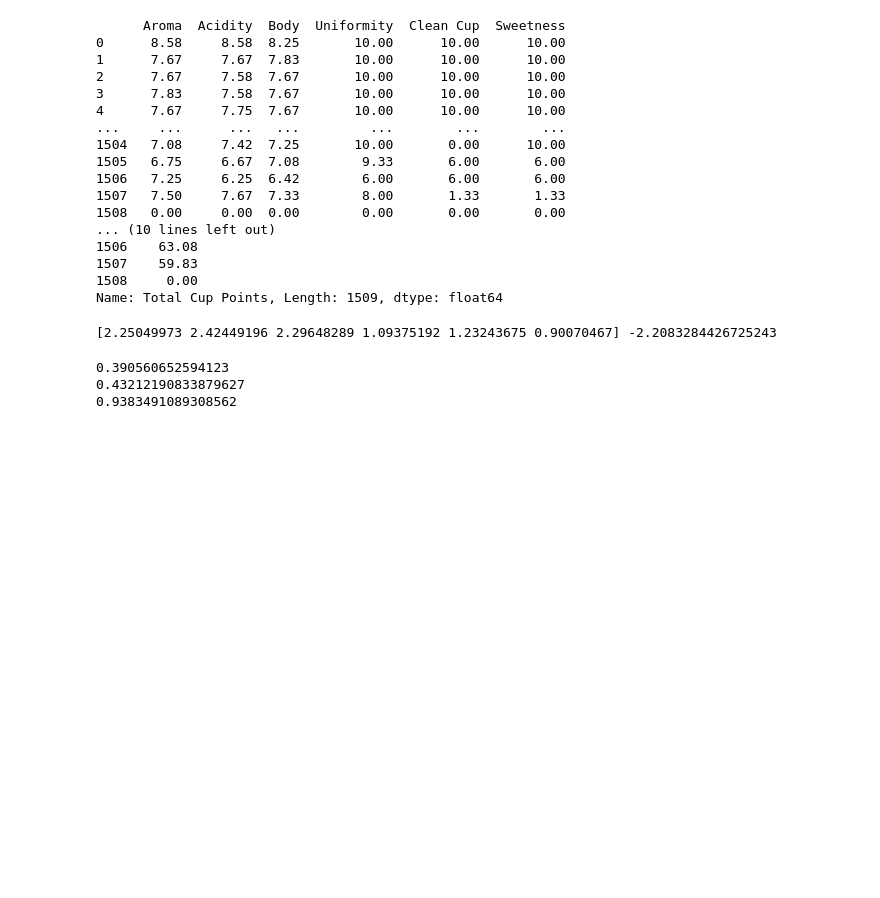
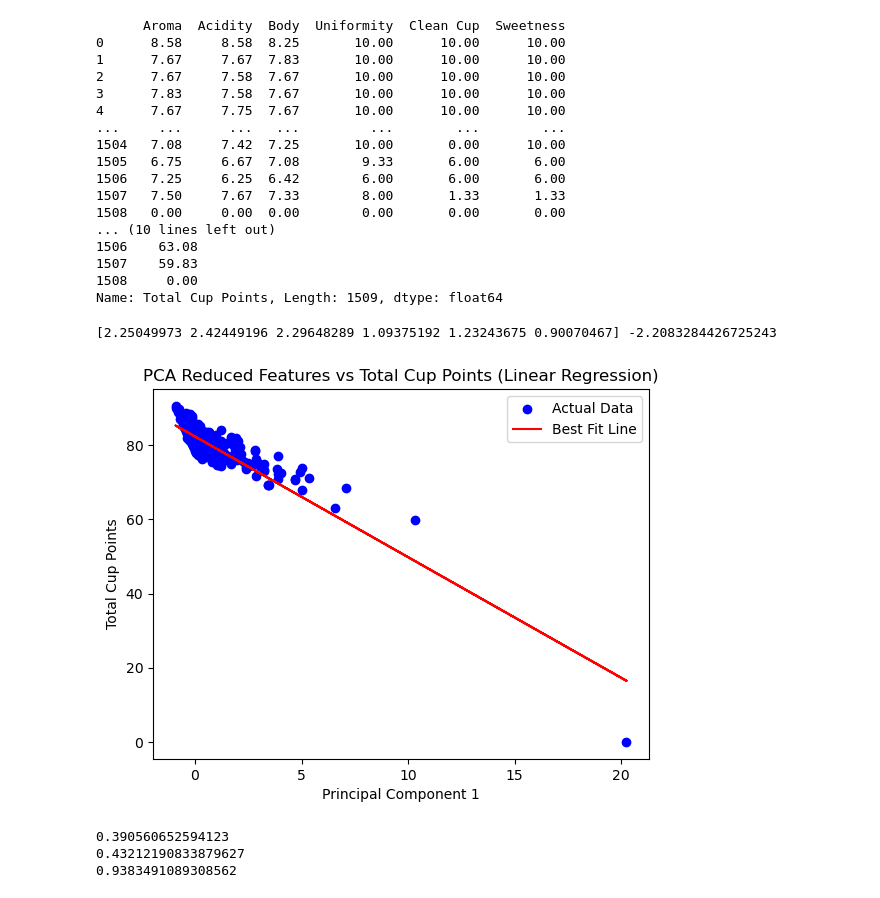
Before and after one commit to pimanzi/kawaScore_linear_regression_model, a Jupyter notebook: summative/linear_regression/ multivariate.ipynb, the cells around one changed output. Drawn from its saved outputs; the diff is of its cells as text; code cells hidden in the pictures; blank space fills up the shorter version.

Commit message:
displaying the best fit line of linear regression model

```diff
--- a/summative/linear_regression/ multivariate.ipynb
+++ b/summative/linear_regression/ multivariate.ipynb
@@ -51,6 +51,23 @@ reg.fit(X_train, y_train)
 print (reg.coef_,reg.intercept_)
 # %% [output]
 [2.25049973 2.42449196 2.29648289 1.09375192 1.23243675 0.90070467] -2.2083284426725243
+# %%
+# plotting the best fit line from the trained linear regression model using the reduced features with PCA to plot the scatter plot
+from sklearn.decomposition import PCA
+pca = PCA(n_components=1)
+X_pca = pca.fit_transform(X)
+reg_pca= LinearRegression()
+reg_pca.fit(X_pca, y)
+y_pred_pca = reg_pca.predict(X_pca)
+plt.scatter(X_pca, y, color="blue", label="Actual Data")
+plt.plot(X_pca, y_pred_pca, color="red", label="Best Fit Line")
+plt.xlabel("Principal Component 1")
+plt.ylabel("Total Cup Points")
+plt.title("PCA Reduced Features vs Total Cup Points (Linear Regression)")
+plt.legend()
+plt.show()
+# %% [output]
+[figure, added]
 # %%
 y_train_pred =reg.predict(X_train)
 y_test_pred = reg.predict(X_test)
```
Also changed, not shown: parts of 1 cell of this notebook, 1 other file.
